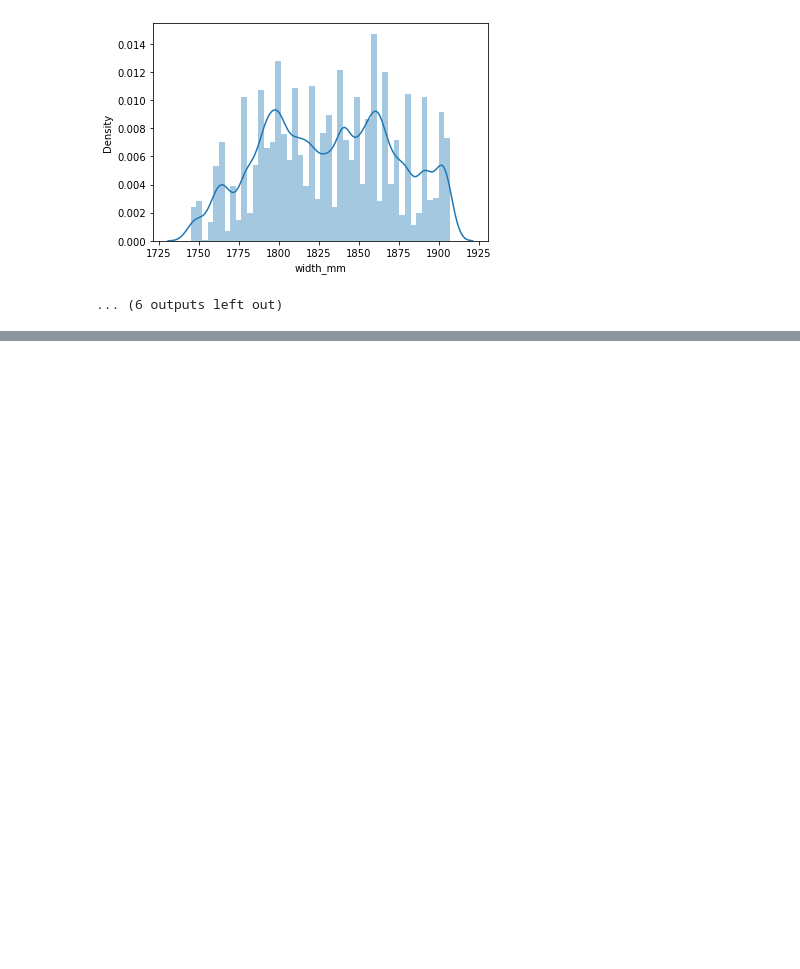
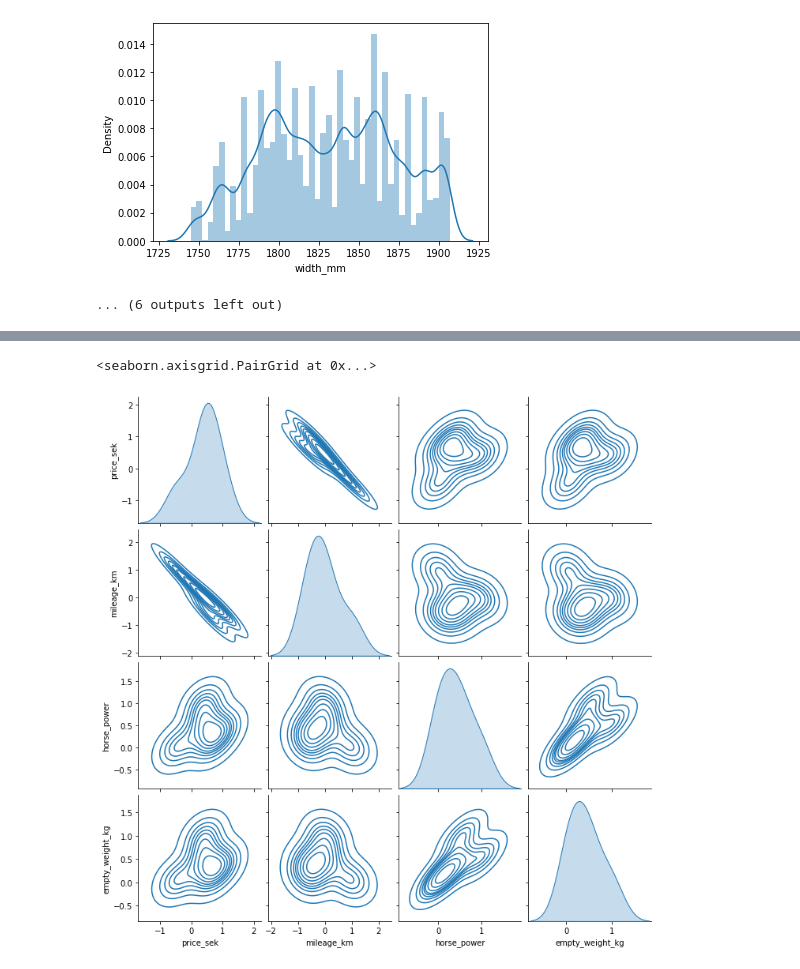
Before and after one commit to javadbazargan/EDA_statistical_tests_on_used_cars, a Jupyter notebook: eda_sta_used_car.ipynb, the cells around one changed output, grey strips where cells are left out. Saved outputs shown, nothing was run; the diff lists cells and outputs as text; code cells hidden in the pictures; blank space fills up the shorter version.

```diff
--- a/eda_sta_used_car.ipynb
+++ b/eda_sta_used_car.ipynb
@@ -243,0 +323,7 @@ for column in cl:
+# %%
+d_price =  dfne_corrK[abs(dfne_corrK['price_sek'])>0.4][['price_sek', 'mileage_km' , 'horse_power' ,'empty_weight_kg']]
+
+sns.pairplot(d_price , kind="kde")
+# %% [output]
+<seaborn.axisgrid.PairGrid at 0x...>
+[figure, added]
```
Also changed, not shown: parts of 7 cells of this notebook.
